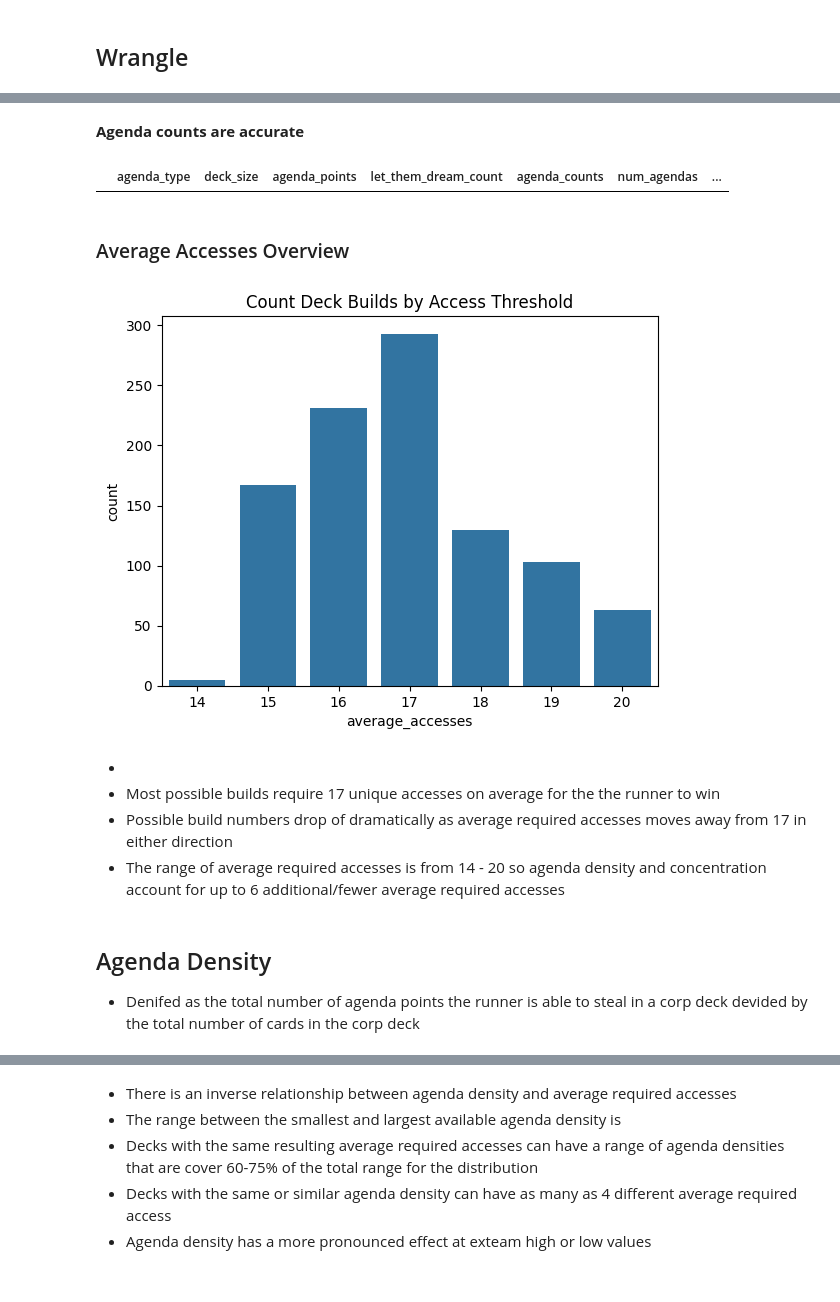
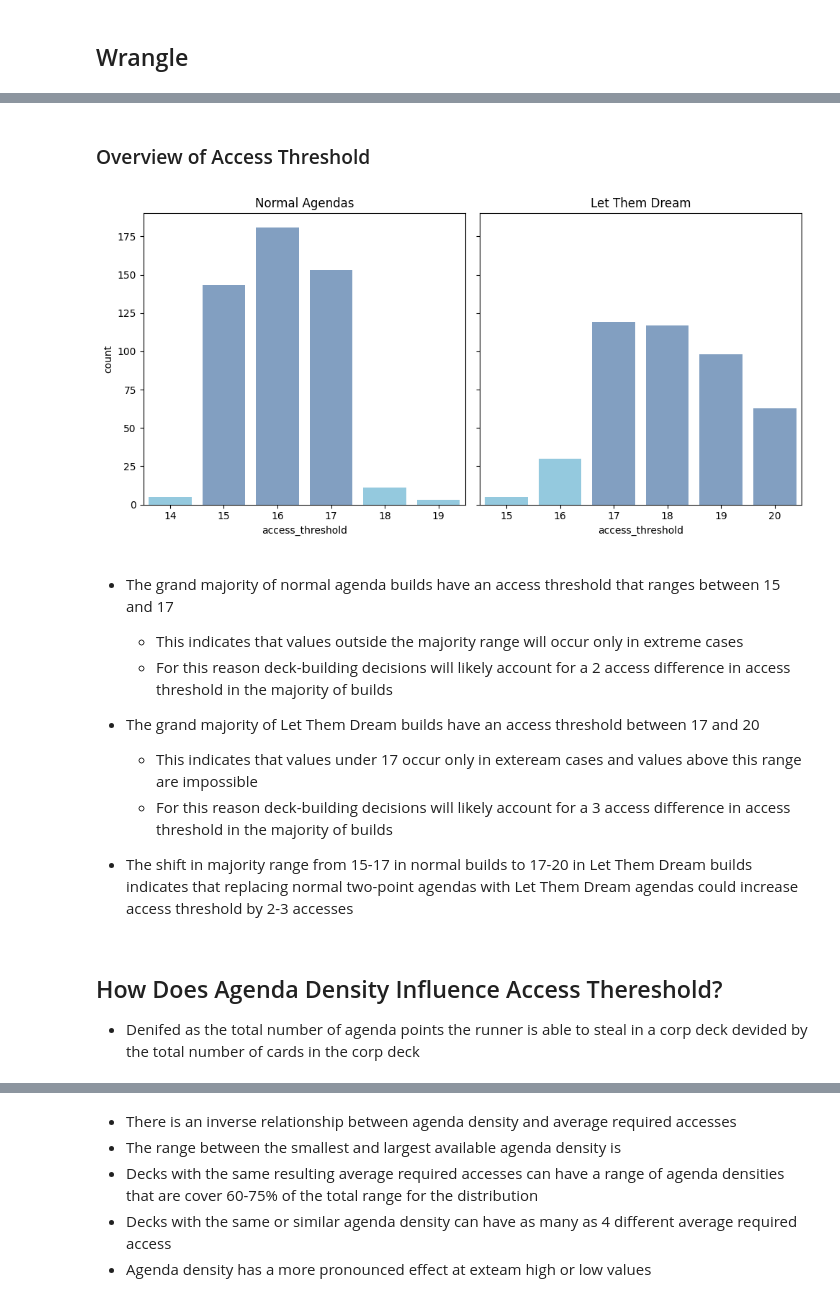
Before and after one commit to Johndsalas/Netrunner-Analysis, a Jupyter notebook: Netrunner_Agenda_Points_Analysis.ipynb, the cells around one changed output, grey strips where cells are left out. Drawn from its saved outputs; the diff is of its cells as text; code cells hidden in the pictures.

Commit message:
woking on final writeup updated wrangle and  access threshold distribution chart and analysis

```diff
--- a/Netrunner_Agenda_Points_Analysis.ipynb
+++ b/Netrunner_Agenda_Points_Analysis.ipynb
@@ -52,3 +80,6 @@ len(df_ltd)
+# %%
+# read in data
+df, df_normal, df_ltd = nc.get_my_data()
 # %% [markdown]
 In Netrunner a corporation deck must contain a total number of cards (deck size) and agenda points according to the following chart
 
@@ -152,22 +120,20 @@ for deck_size in deck_sizes:
-# %% [markdown]
-**Agenda counts are accurate**
-# %%
-# show dataframe of all rows that do not have matching calculated and expectd agenda point totals
-df[df.calc_agenda_points != df.agenda_points]
-# %% [output]
-|  | agenda_type | deck_size | agenda_points | let_them_dream_count | agenda_counts | num_agendas | ... |
 # %% [markdown]
-### Average Accesses Overview
+### Overview of Access Threshold
-# %%
-ax = sns.countplot(x='average_accesses',data=df).set_title('Count Deck Builds by Access Threshold')
-# %% [output]
-[figure, removed]
-# %% [markdown]
-*
-* Most possible builds require 17 unique accesses on average for the the runner to win
-* Possible build numbers drop of dramatically as average required accesses moves away from 17 in either direction
-* The range of average required accesses is from 14 - 20 so agenda density and concentration account for up to 6 additional/fewer average required accesses
+# %%
+nc.get_my_thresholds(df_normal, df_ltd)
+# %% [output]
+[figure, added]
+# %% [markdown]
+* The grand majority of normal agenda builds have an access threshold that ranges between 15 and 17
+    * This indicates that values outside the majority range will occur only in extreme cases
+    * For this reason deck-building decisions will likely account for a 2 access difference in access threshold in the majority of builds
+
+* The grand majority of Let Them Dream builds have an access threshold between 17 and 20
+    * This indicates that values under 17 occur only in exteream cases and values above this range are impossible
+    * For this reason deck-building decisions will likely account for a 3 access difference in access threshold in the majority of builds
+
+* The shift in majority range from 15-17 in normal builds to 17-20 in Let Them Dream builds indicates that replacing normal two-point agendas with Let Them Dream agendas could increase access threshold by 2-3 accesses
 # %% [markdown]
-## Agenda Density
+## How Does Agenda Density Influence Access Thereshold?
 * Denifed as the total number of agenda points the runner is able to steal in a corp deck devided by the total number of cards in the corp deck
 # %%
```
Also changed, not shown: parts of 26 cells of this notebook.
